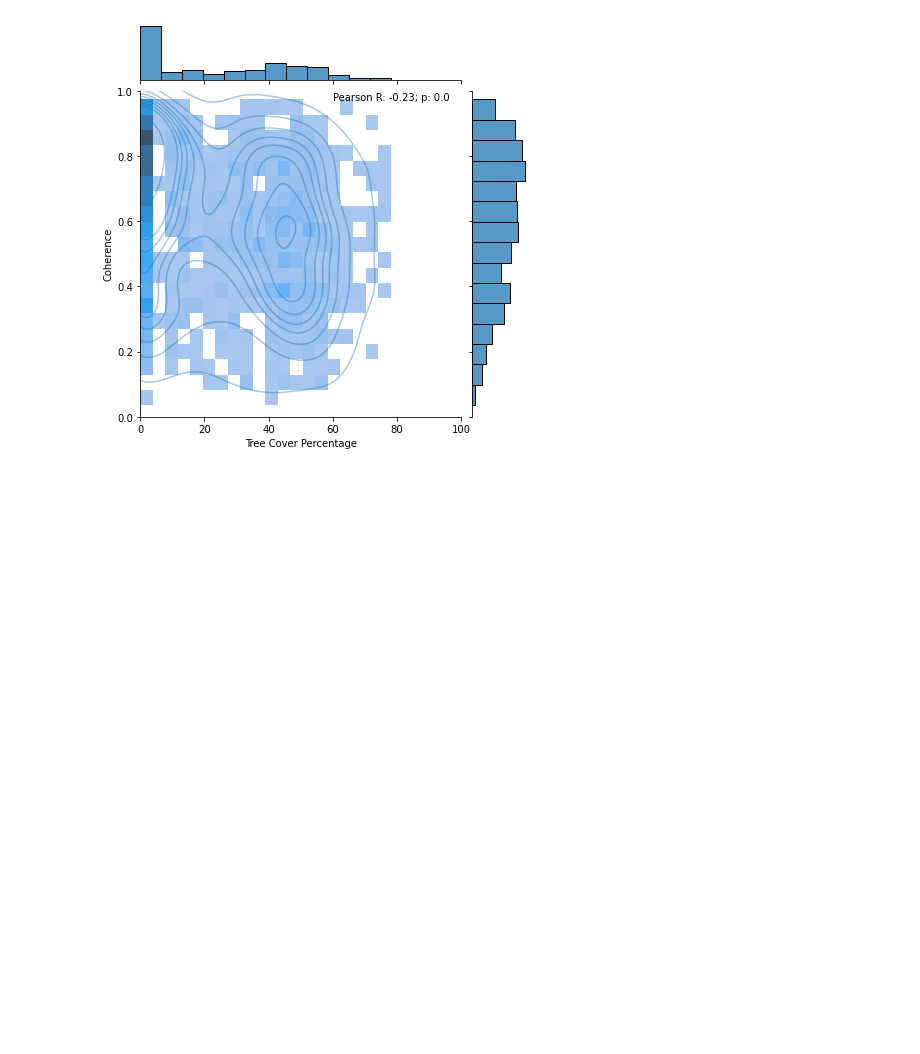
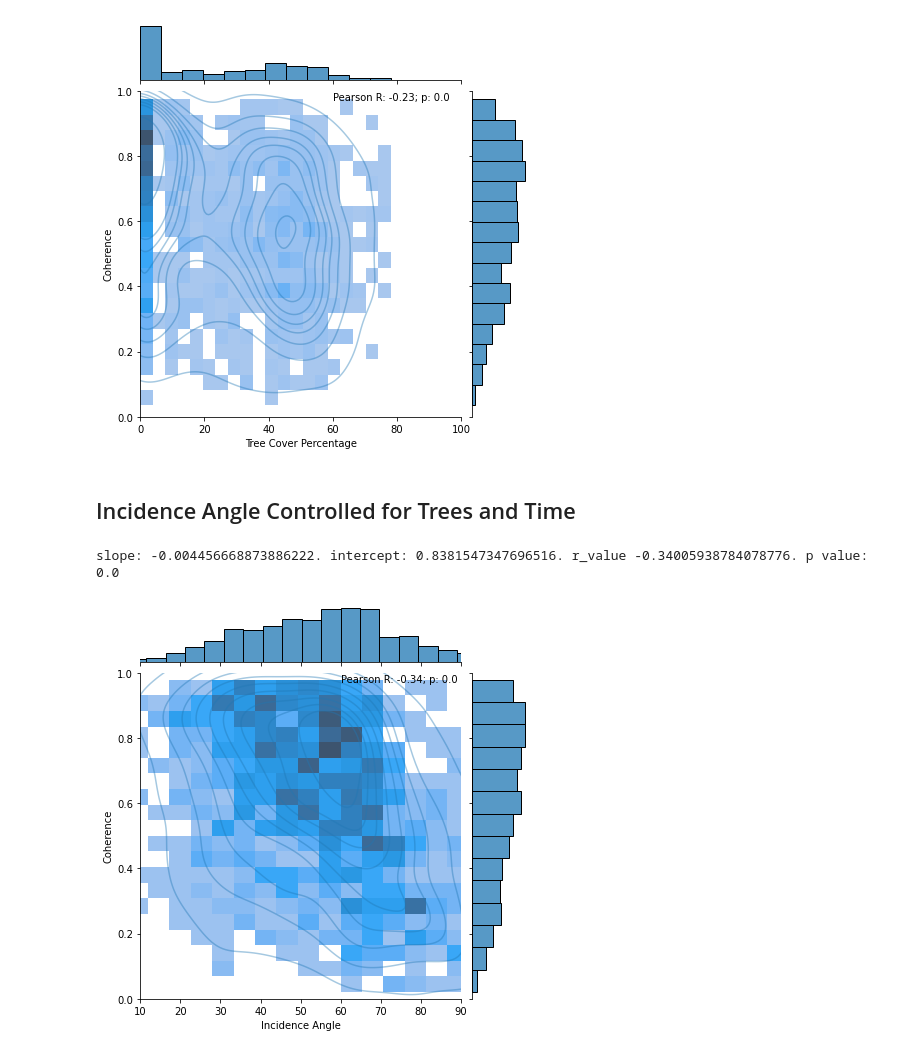
Before and after one commit to ZachHoppinen/uavsar, a Jupyter notebook: src/coherence/spatial_coherence/trees/all-trees.ipynb, the cells around one changed output. Saved outputs shown, nothing was run; the diff lists cells and outputs as text; code cells hidden in the pictures; blank space fills up the shorter version.

```diff
--- a/src/coherence/spatial_coherence/trees/all-trees.ipynb
+++ b/src/coherence/spatial_coherence/trees/all-trees.ipynb
@@ -328,3 +329,23 @@ g.ax_joint.set_ylabel('Coherence')
 plt.savefig(join('/bsuhome/zacharykeskinen/uavsar/figures/coherence_spatial/trees', 'all-perc-inc-time-coh.png'))
 # %% [output]
 [figure]
+# %% [markdown]
+## Incidence Angle Controlled for Trees and Time
+# %%
+treeless = trees < 5
+slope, intercept,r,p, _, _ = r2_value(incs[treeless], cors[treeless])
+# %% [output]
+slope: -0.004456668873886222. intercept: 0.8381547347696516. r_value -0.34005938784078776. p value: 0.0
+# %%
+treeless = trees < 5
+
+plt.Figure(figsize = (12,8))
+g = sns.jointplot(x = incs[treeless][::50000], y = cors[treeless][::50000], kind = 'hist', bins = 20, ylim = (0,1), xlim = (10,90))
+# g.plot_joint(sns.scatterplot, color="C0", zorder=1, alpha = 0.1)
+g.plot_joint(sns.kdeplot, color="C0", zorder=1, alpha = 0.4)
+g.ax_joint.annotate(text = f'Pearson R: {r:.2}; p: {p:.2}', xy = [60,0.97])
+g.ax_joint.set_xlabel('Incidence Angle')
+g.ax_joint.set_ylabel('Coherence')
+plt.savefig(join('/bsuhome/zacharykeskinen/uavsar/figures/coherence_spatial/incidence-angle', 'inc-time-tree-cor.png'))
+# %% [output]
+[figure, added]
```
Also changed, not shown: parts of 4 cells of this notebook, 5 other files.
